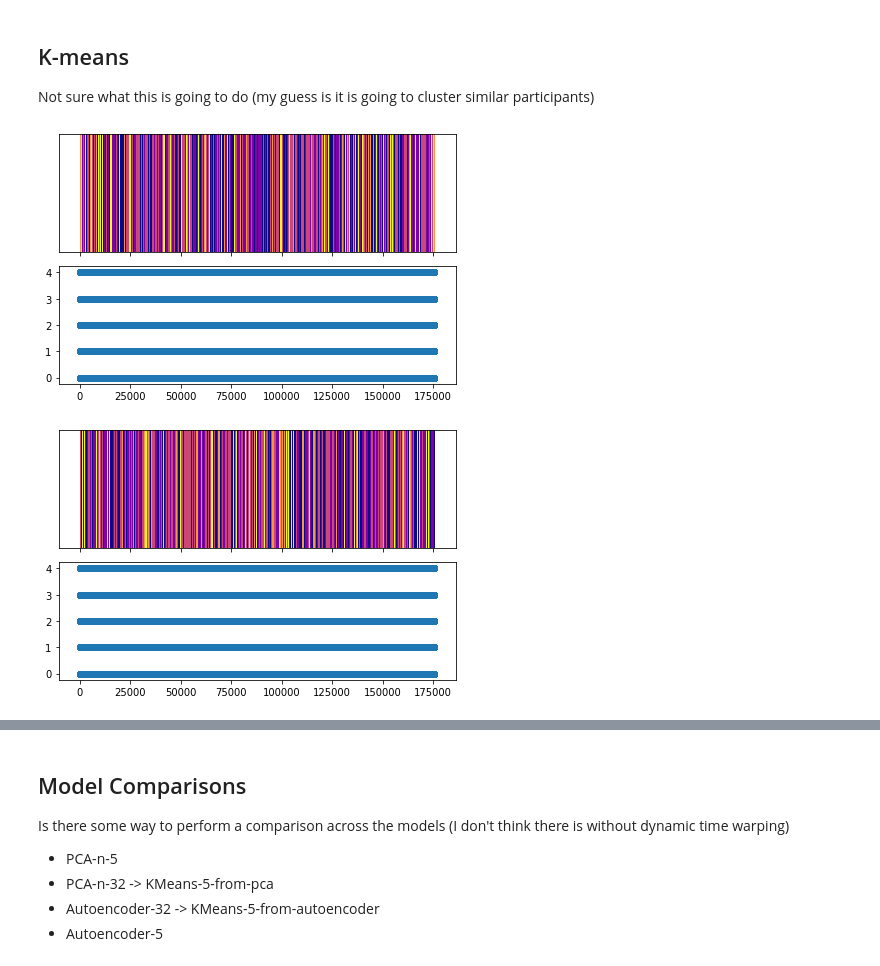
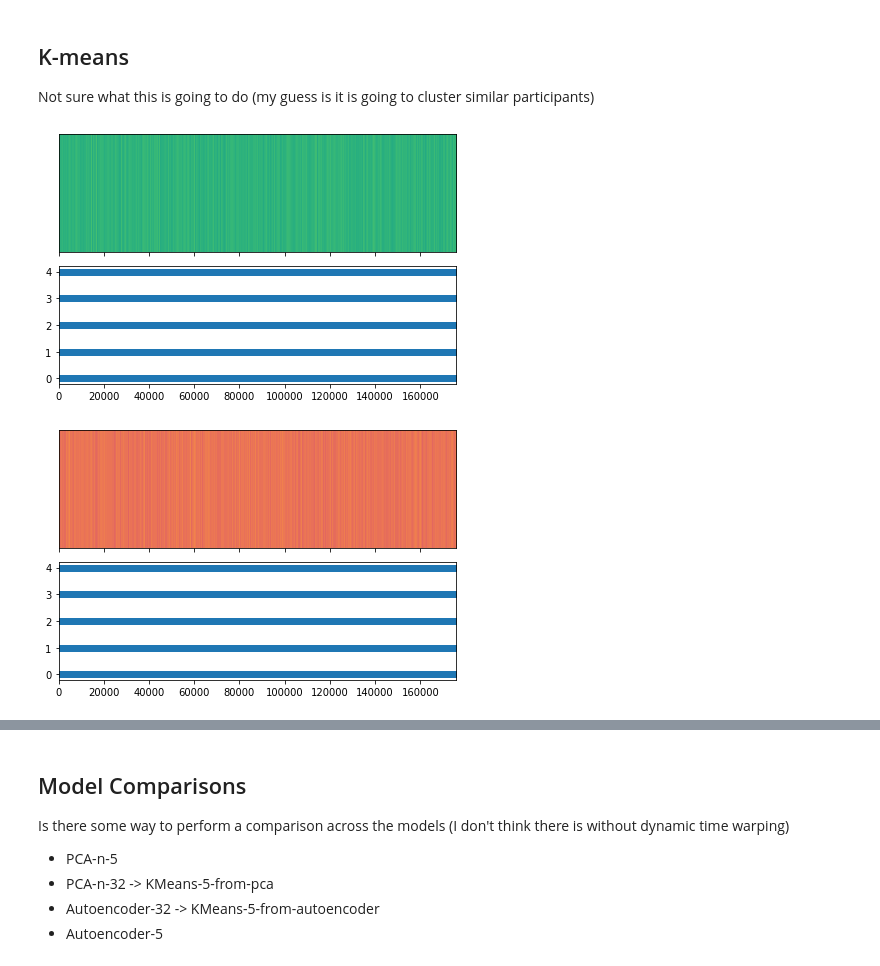
Before and after one commit to fangyunzhao/culture-expressivity, a Jupyter notebook: all_data_model_gen_openface.ipynb, the cells around one changed output, grey strips where cells are left out. Cells and saved outputs as stored; diff of their text form; code cells hidden in the pictures.

Commit message:
need to rerun models with correct scikit version

```diff
--- a/all_data_model_gen_openface.ipynb
+++ b/all_data_model_gen_openface.ipynb
@@ -193,0 +186,4 @@ from sklearn.decomposition import PCA
+# %%
+task_name = 'all_data'
+# %%
+model_path = './models/{0}/'.format(task_name)
@@ -376,18 +380,20 @@ def visualize_labels(y):
 # %%
 from sklearn.cluster import KMeans
 # %%
+face_pca_n_32 = pickle.load(open(model_path+'pca_n_32.p','rb'))
+
 X_pca = face_pca_n_32.transform(X)
 kmeans_5 = KMeans(n_clusters=5, random_state=0).fit(X_pca)
 # %%
-y = kmeans_5.predict(face_pca_n_32.transform(Test.to_numpy()[:,3:]))
+y = kmeans_5.predict(face_pca_n_32.transform(Xtest))
 visualize_labels(y)
 # %% [output]
-[figure, old version]
+[figure, new version]
 # %%
-y = kmeans_5.predict(face_pca_n_32.transform(Valid.to_numpy()[:,3:]))
+y = kmeans_5.predict(face_pca_n_32.transform(Xvalid))
 visualize_labels(y)
 # %% [output]
-[figure, old version]
+[figure, new version]
 # %%
 pickle.dump(kmeans_5,open(model_path+'kmeans_5_from_pca.p','wb'))
 # %%
```
Also changed, not shown: parts of 35 cells of this notebook, 42 other files.
